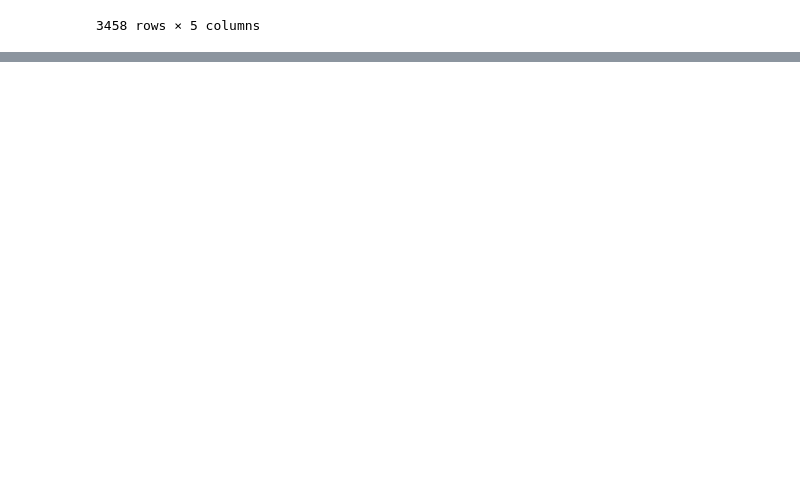
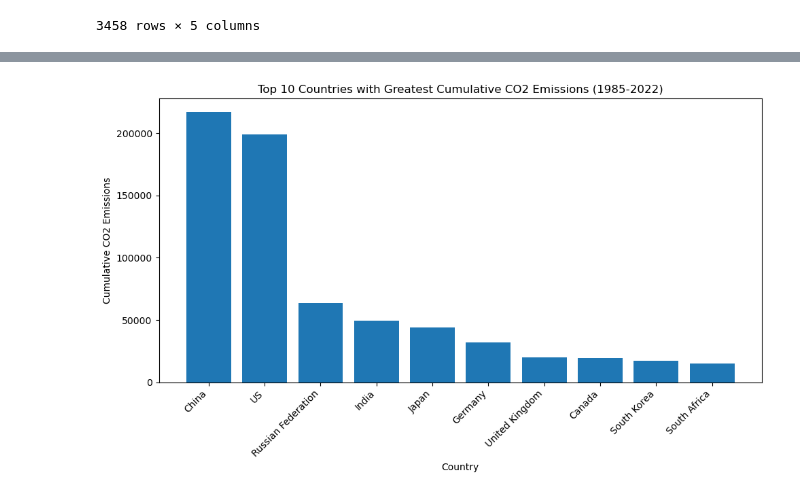
Before and after one commit to maddiebowman/Global_Climate_Change_Trends, a Jupyter notebook: GlobalClimateTrends.ipynb, the cells around one changed output, grey strips where cells are left out. Drawn from its saved outputs; the diff is of its cells as text; code cells hidden in the pictures; blank space fills up the shorter version.

```diff
--- a/GlobalClimateTrends.ipynb
+++ b/GlobalClimateTrends.ipynb
@@ -204,0 +239,10 @@ energy_consumption_df
+# %%
+# Analyze and compare CO2 emissions and energy consumption per capita
+
+energy_consumption_df['Energy CO2 Emissions'] = pd.to_numeric(energy_consumption_df['Energy CO2 Emissions'], errors='coerce')
+energy_consumption_df['Primary Energy Consumption per Capita'] = pd.to_numeric(energy_consumption_df['Primary Energy Consumption per Capita'], errors='coerce')
+
+co2_emissions = energy_consumption_df['Energy CO2 Emissions']
+energy_consumption_per_capita = energy_consumption_df['Primary Energy Consumption per Capita']
+capita_emissions_corr = co2_emissions.corr(energy_consumption_per_capita)
+print(f"Correlation between CO2 emissions and energy consumption per capita: {capita_emissions_corr}")
@@ -204,0 +572,14 @@ energy_consumption_df
+# %%
+# Calculate the total CO2 emissions for each country across all years
+total_emissions = energy_consumption_df.groupby('Country')['Energy CO2 Emissions'].sum()
+
+# Find the top 10 countries with greatest CO2 emissions
+top_polluters = total_emissions.nlargest(10)
+
+# Create a new DataFrame for the top 10 largest CO2 polluters
+top_polluters_df = pd.DataFrame(top_polluters).reset_index()
+top_polluters_df.columns = ['Country', 'Energy CO2 Emissions']
+
+# Display and rename DataFrame
+top_polluters_df.name = 'Top Polluters 1985-2022'
+top_polluters_df
@@ -204,0 +598,18 @@ energy_consumption_df
+# %%
+
+# Plotting the bar graph
+plt.figure(figsize=(10, 6))  # Adjust figure size as needed
+
+plt.bar(top_polluters_df['Country'], top_polluters_df['Energy CO2 Emissions'])
+
+plt.xlabel('Country')
+plt.ylabel('Cumulative CO2 Emissions')
+plt.title('Top 10 Countries with Greatest Cumulative CO2 Emissions (1985-2022)')
+
+plt.xticks(rotation=45, ha='right')  # Rotate x-axis labels for better readability
+
+plt.tight_layout()  # Adjust layout to prevent clipping of labels
+
+plt.show()
+# %% [output]
+[figure, added]
```
Also changed, not shown: parts of 26 cells of this notebook, 3 other files.
